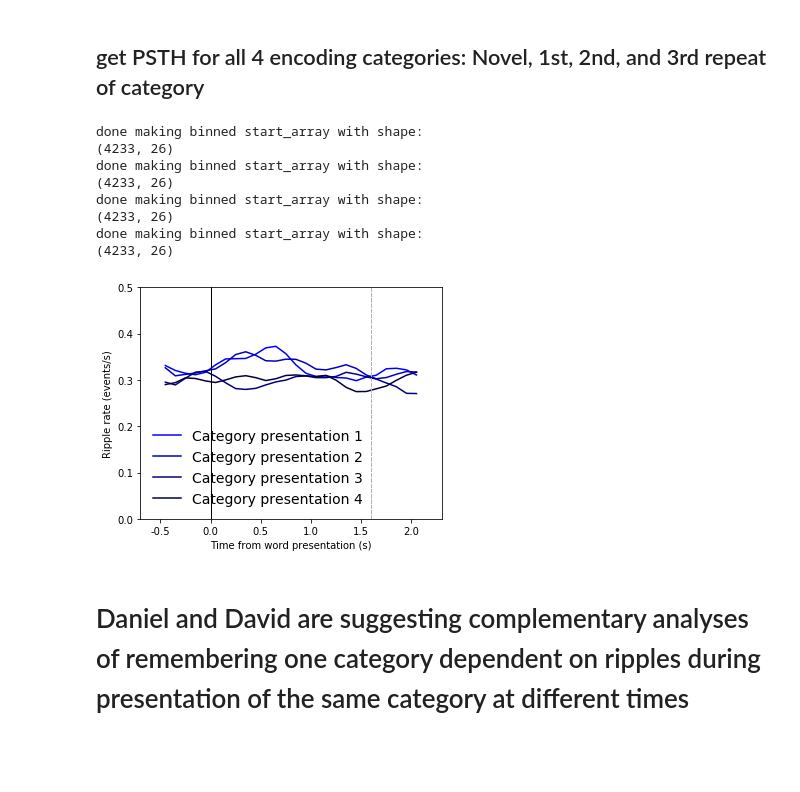
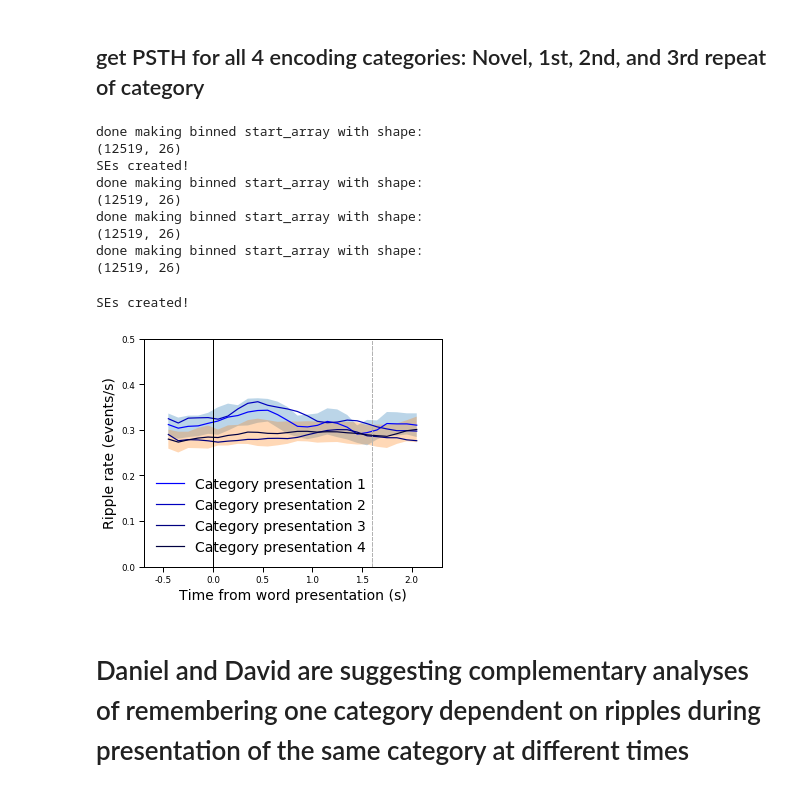
Before and after one commit to jjsakon/SWR, a Jupyter notebook: code/SWRanalysisClustering-encodingLoad.ipynb, the cells around one changed output. Drawn from its saved outputs; the diff is of its cells as text; code cells hidden in the pictures; blank space fills up the shorter version.

```diff
--- a/code/SWRanalysisClustering-encodingLoad.ipynb
+++ b/code/SWRanalysisClustering-encodingLoad.ipynb
@@ -138,7 +135,7 @@ recall_minimum = 0 # used if recall_type_switch = 3
 region_name = 'HPC' #'ENT' #'HPC' #HPC_ENT #ENT #HPC # PHC
 remove_soz_ictal = 0 # 0 for nothing, 1 for remove SOZ, 2 for keep ONLY SOZ ###
 filter_type = 'hamming' # butter/hamming/hamming125200/tried hamming140250 for math
-sub_selection = 'whole' # 'second_half', 'whole' ,'first_half'
+sub_selection = 'first_half' # 'second_half', 'whole' ,'first_half'
                               # analyze first 40%, remaining 60% of data, or whole?
                               # works for FR1 and catFR1
 ###
@@ -213,6 +210,13 @@ print('**Done reading data**')
 subject_name_array,session_name_array,electrode_array,channel_coords_array = getSubSessPredictors(
         sub_names,sub_sess_names,trial_nums,electrode_labels,channel_coords)
 
+# spread out encoded_word_key too so I know which words were correct
+word_correct_array = []
+for sess_elec in encoded_word_key_array:
+    word_correct_array.extend(sess_elec)
+word_correct_array = np.array(word_correct_array)
+word_correct_array[word_correct_array>0] = 1 # 1s and 2s are corrects
+
 # temp_recall_idxs = np.array(list_recall_num_array)>=0 # just keep them all
 
 # subject_name_array = np.array(subject_name_array)[temp_recall_idxs]
@@ -243,6 +247,7 @@ sub_elec = [subject_name_array[i]+electrode_array[i] for i in range(len(electrod
 print('Number of electrodes: '+str(len(np.unique(sub_elec))))
 
 print('Electrode regions X sessions:')
+unique_names = np.unique(HPC_names)
 for name in unique_names:
     num_elecs = sum(np.array([names.find(name) for names in HPC_names])>=0)
     print(str(num_elecs)+' for '+name)
@@ -652,7 +657,7 @@ if ( (len(r1)!=len(r4)) or (len(r1)!=len(r1r4_session_name_array)) ):
 # Then bin it for the CIs and plot each
 # then do ME stats on seleted bins and add significance bars if p<0.05
 
-plot_SEs = 0
+plot_SEs = 1
 
 bin_size = 100 # in ms
 smoothing_triangle = 5 # triangular smoothing window width
@@ -705,41 +710,43 @@ for category in range(4):
 
     # note that output is the net ± distance from mean
 
-    if (plot_SEs == 1) & (category in [1,4]):
+    if (plot_SEs == 1) & (category in [0,3]):
         SE_plot = getMixedEffectSEs(binned_start_array,r1r4_subject_name_array,r1r4_session_name_array)
         print('SEs created!')
 
     # plot
     xr = bin_centers #np.arange(psth_start,psth_end,binsize)
     xr = xr[pad:-pad];
 
     plot(xr,PSTH[pad:-pad],color=plot_color,label = label)
 
     if (plot_SEs == 1) & (category in [0,3]):
         fill_between(xr, PSTH[pad:-pad]-SE_plot[0,:], PSTH[pad:-pad]+SE_plot[0,:], alpha = 0.3)
     xticks(np.arange(pre_encoding_time+pad*100,encoding_time-pad*100+1,500),
            np.arange((pre_encoding_time+pad*100)/1000,(encoding_time-pad*100)/1000+1,500/1000))
     xlabel('Time from word presentation (s)')
     ylabel('Ripple rate (events/s)')
     tight_layout()
     ax = plt.gca()
     ylim = 0.5
     ax.set_ylim(0,ylim)
     ax.set_xlim(pre_encoding_time,encoding_time)
     plot([0,0],[ax.get_ylim()[0],ax.get_ylim()[1]],linewidth=1,linestyle='-',color=(0,0,0))
     plot([1600,1600],[ax.get_ylim()[0],ax.get_ylim()[1]],linewidth=1,linestyle='--',color=(0.7,0.7,0.7))
 
 leg = ax.legend(frameon=False,prop={'size': 14})
 a=1;
 # %% [output]
 done making binned start_array with shape:
-(4233, 26)
+(12519, 26)
+SEs created!
 done making binned start_array with shape:
-(4233, 26)
+(12519, 26)
 done making binned start_array with shape:
-(4233, 26)
+(12519, 26)
 done making binned start_array with shape:
-(4233, 26)
+(12519, 26)
+SEs created!
-[figure, old version]
+[figure, new version]
 # %% [markdown]
 # Daniel and David are suggesting complementary analyses of remembering one category dependent on ripples during presentation of the same category at different times
```
Also changed, not shown: parts of 10 cells of this notebook, 3 other files.
